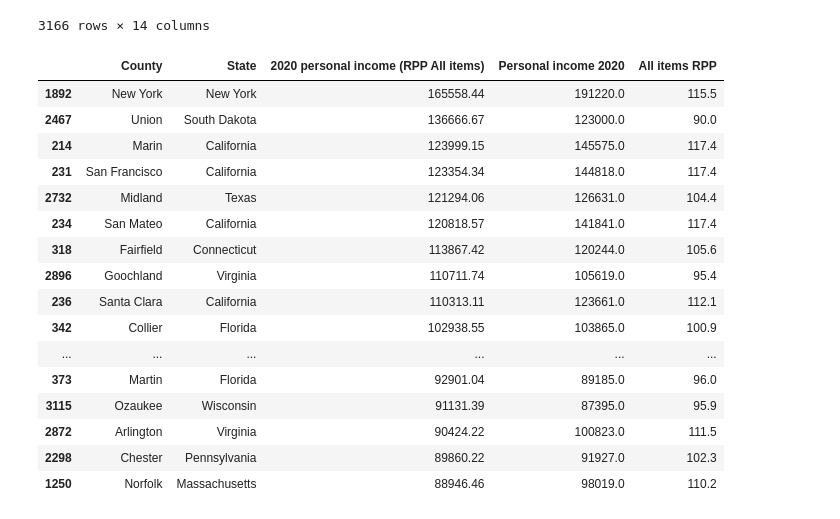
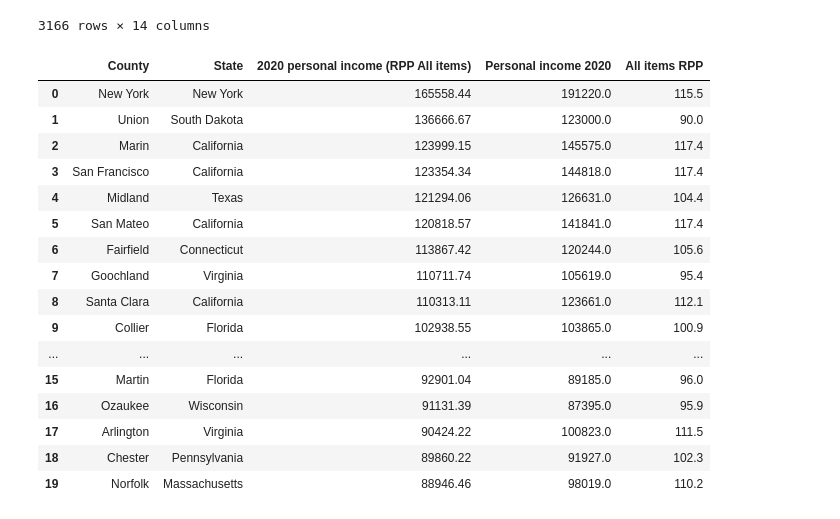
Before and after one commit to pmlane12/usa_county_incomes, a Jupyter notebook: main.ipynb, the cells around one changed output. Drawn from its saved outputs; the diff is of its cells as text; code cells hidden in the pictures.

Commit message:
reset_index

```diff
--- a/main.ipynb
+++ b/main.ipynb
@@ -140,33 +140,34 @@ merge_df
 # %%
 # Can only calculate for counties in a CBSA
 msa_merge_df = merge_df[~merge_df['Metropolitan Statisical Area'].isna()].copy()
 
 # Adjusting for All items RPP
 msa_merge_df['2020 personal income (RPP All items)'] = msa_merge_df['Personal income 2020']*(100/msa_merge_df['All items RPP'])
 msa_merge_df.sort_values(by='2020 personal income (RPP All items)', ascending=False, inplace=True)
+msa_merge_df.reset_index(drop=True, inplace=True)
 
 msa_merge_df[[
     'County',
     'State',
     '2020 personal income (RPP All items)',
     'Personal income 2020',
     'All items RPP'
 ]].head(20)
 # %% [output]
 |  | County | State | 2020 personal income (RPP All items) | Personal income 2020 | All items RPP |
-| 1892 | New York | New York | 165558.44 | 191220.0 | 115.5 |
-| 2467 | Union | South Dakota | 136666.67 | 123000.0 | 90.0 |
-| 214 | Marin | California | 123999.15 | 145575.0 | 117.4 |
-| 231 | San Francisco | California | 123354.34 | 144818.0 | 117.4 |
-| 2732 | Midland | Texas | 121294.06 | 126631.0 | 104.4 |
-| 234 | San Mateo | California | 120818.57 | 141841.0 | 117.4 |
-| 318 | Fairfield | Connecticut | 113867.42 | 120244.0 | 105.6 |
-| 2896 | Goochland | Virginia | 110711.74 | 105619.0 | 95.4 |
-| 236 | Santa Clara | California | 110313.11 | 123661.0 | 112.1 |
-| 342 | Collier | Florida | 102938.55 | 103865.0 | 100.9 |
+| 0 | New York | New York | 165558.44 | 191220.0 | 115.5 |
+| 1 | Union | South Dakota | 136666.67 | 123000.0 | 90.0 |
+| 2 | Marin | California | 123999.15 | 145575.0 | 117.4 |
+| 3 | San Francisco | California | 123354.34 | 144818.0 | 117.4 |
+| 4 | Midland | Texas | 121294.06 | 126631.0 | 104.4 |
+| 5 | San Mateo | California | 120818.57 | 141841.0 | 117.4 |
+| 6 | Fairfield | Connecticut | 113867.42 | 120244.0 | 105.6 |
+| 7 | Goochland | Virginia | 110711.74 | 105619.0 | 95.4 |
+| 8 | Santa Clara | California | 110313.11 | 123661.0 | 112.1 |
+| 9 | Collier | Florida | 102938.55 | 103865.0 | 100.9 |
 | ... | ... | ... | ... | ... | ... |
-| 373 | Martin | Florida | 92901.04 | 89185.0 | 96.0 |
-| 3115 | Ozaukee | Wisconsin | 91131.39 | 87395.0 | 95.9 |
-| 2872 | Arlington | Virginia | 90424.22 | 100823.0 | 111.5 |
-| 2298 | Chester | Pennsylvania | 89860.22 | 91927.0 | 102.3 |
-| 1250 | Norfolk | Massachusetts | 88946.46 | 98019.0 | 110.2 |
+| 15 | Martin | Florida | 92901.04 | 89185.0 | 96.0 |
+| 16 | Ozaukee | Wisconsin | 91131.39 | 87395.0 | 95.9 |
+| 17 | Arlington | Virginia | 90424.22 | 100823.0 | 111.5 |
+| 18 | Chester | Pennsylvania | 89860.22 | 91927.0 | 102.3 |
+| 19 | Norfolk | Massachusetts | 88946.46 | 98019.0 | 110.2 |
```
